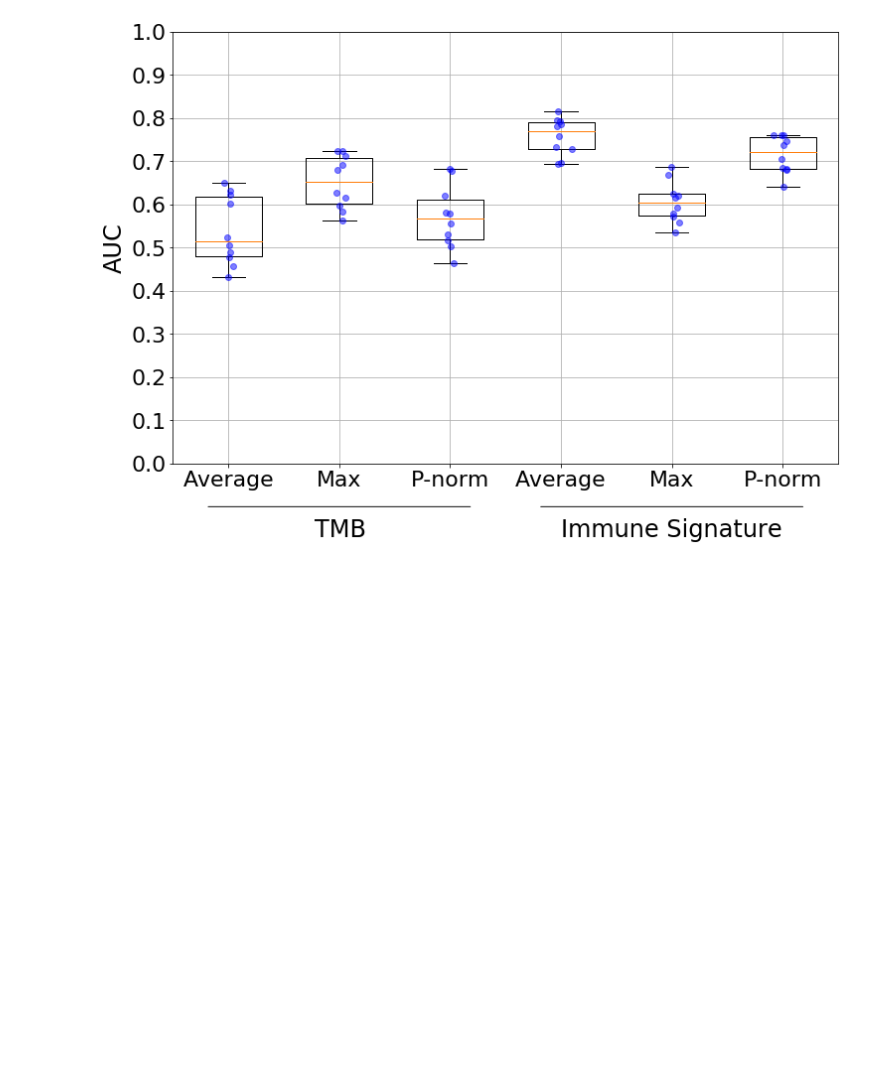
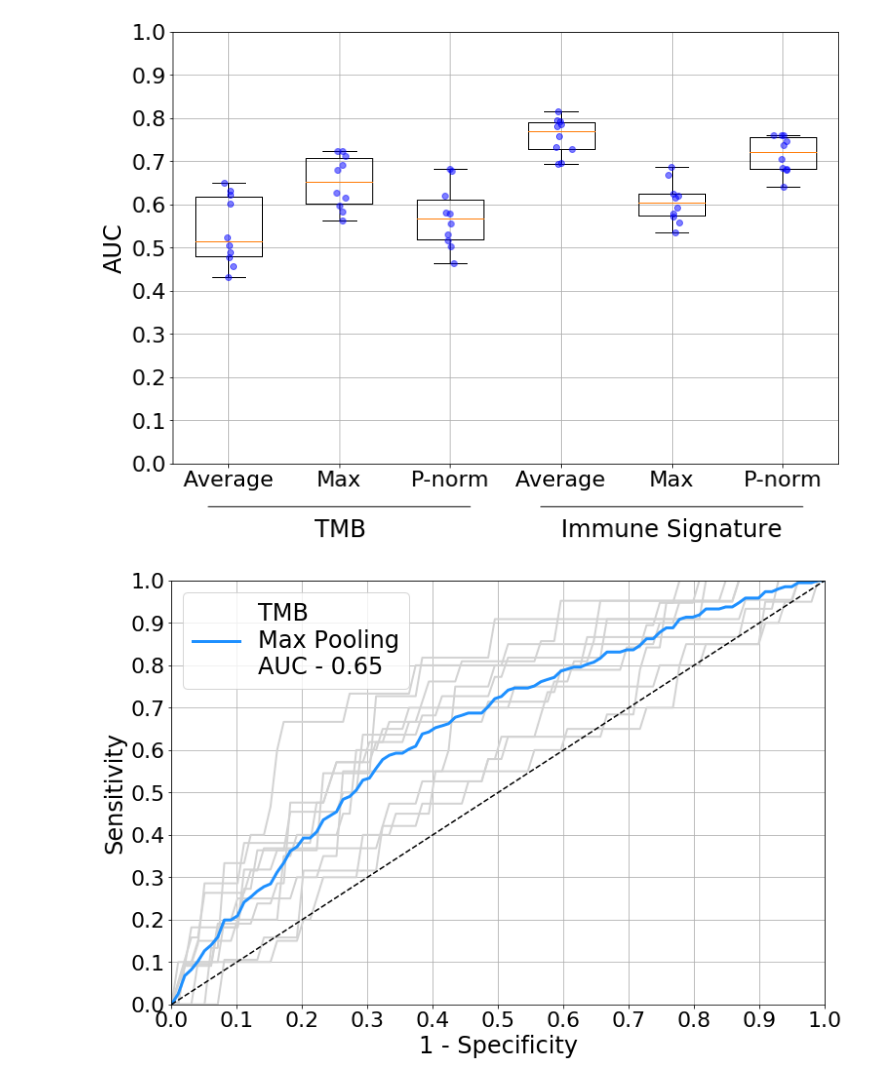
Before and after one commit to JTDean123/immunoHE, a Jupyter notebook: figures/figure4and5.ipynb, the cells around one changed output. Cells and saved outputs as stored; diff of their text form; code cells hidden in the pictures; blank space fills up the shorter version.

```diff
--- a/figures/figure4and5.ipynb
+++ b/figures/figure4and5.ipynb
@@ -81,12 +81,13 @@ def get_weights(train):
 
     return aucs if return_list else sum(aucs)/len(aucs)
 # %%
- def mean_rocs(features, labels, num_pcs=50, splits=10,
+def mean_rocs(features, labels, num_pcs=50, splits=10,
                    seed=None, return_list= False, verbose=False):
     # https://scikit-learn.org/stable/auto_examples/model_selection/plot_roc_crossval.html
 
     tprs = []
     aucs = []
+    pcas = []
     mean_fpr = np.linspace(0, 1, 100)
 
     for seed_index, split in enumerate(range(splits)):
@@ -105,6 +106,8 @@ def get_weights(train):
         X_train = X_train[:, :num_pcs]
         X_test = pca.transform(X_test)
         X_test = X_test[:, :num_pcs]
+        # save the PCA object
+        pcas.append(pca)
 
         # better safe than sorry
         scaler = StandardScaler()
@@ -124,7 +127,7 @@ def get_weights(train):
     mean_tpr[-1] = 1.0
     mean_aucs = round(sum(aucs)/len(aucs), 2)
 
-    return (mean_fpr, mean_tpr, mean_aucs)
+    return (mean_fpr, tprs, mean_aucs, pcas) if return_list else (mean_fpr, mean_tpr, mean_aucs)
 # %% [markdown]
 # Determine Optimal Number of PCS
 # %%
@@ -136,7 +139,7 @@ random_splits = np.random.choice(1000, 10, replace=False)
 # %% [markdown]
 ## TMB
 # %%
-meta = load_labels('../images.paths.labels.binary.tsv')
+meta = load_labels('../images.paths.labels.tmb.binary.tsv')
 samples = meta['sample'].unique()
 label_dict = {i:meta[meta['sample'] == i].iloc[0]['tmb_label'] for i in samples}
 
@@ -342,0 +344,18 @@ immune_fpr, immune_tpr, immune_aucs = mean_rocs(immune_avg, labels, num_pcs=best
+# %%
+plt.figure(figsize=(12,8))
+for split in range(10):
+    plt.plot(tmb_fpr_u, tmb_tpr_u[split], color='lightgrey', linewidth=2)
+plt.plot(tmb_fpr, tmb_tpr, label='TMB\nMax Pooling\nAUC - {0}'.format(tmb_aucs), color='dodgerblue', linewidth=3)
+
+plt.xticks(np.arange(0,1.001,0.1), fontsize=22)
+plt.yticks(np.arange(0,1.001,0.1), fontsize=22)
+plt.legend(fontsize=24)
+plt.ylabel('Sensitivity', fontsize=24)
+plt.xlabel('1 - Specificity', fontsize=24)
+plt.xlim([0,1])
+plt.ylim([0,1])
+plt.plot([0, 1], [0, 1],'k--')
+plt.grid()
+plt.show()
+# %% [output]
+[figure, added]
```
Also changed, not shown: parts of 6 cells of this notebook.
